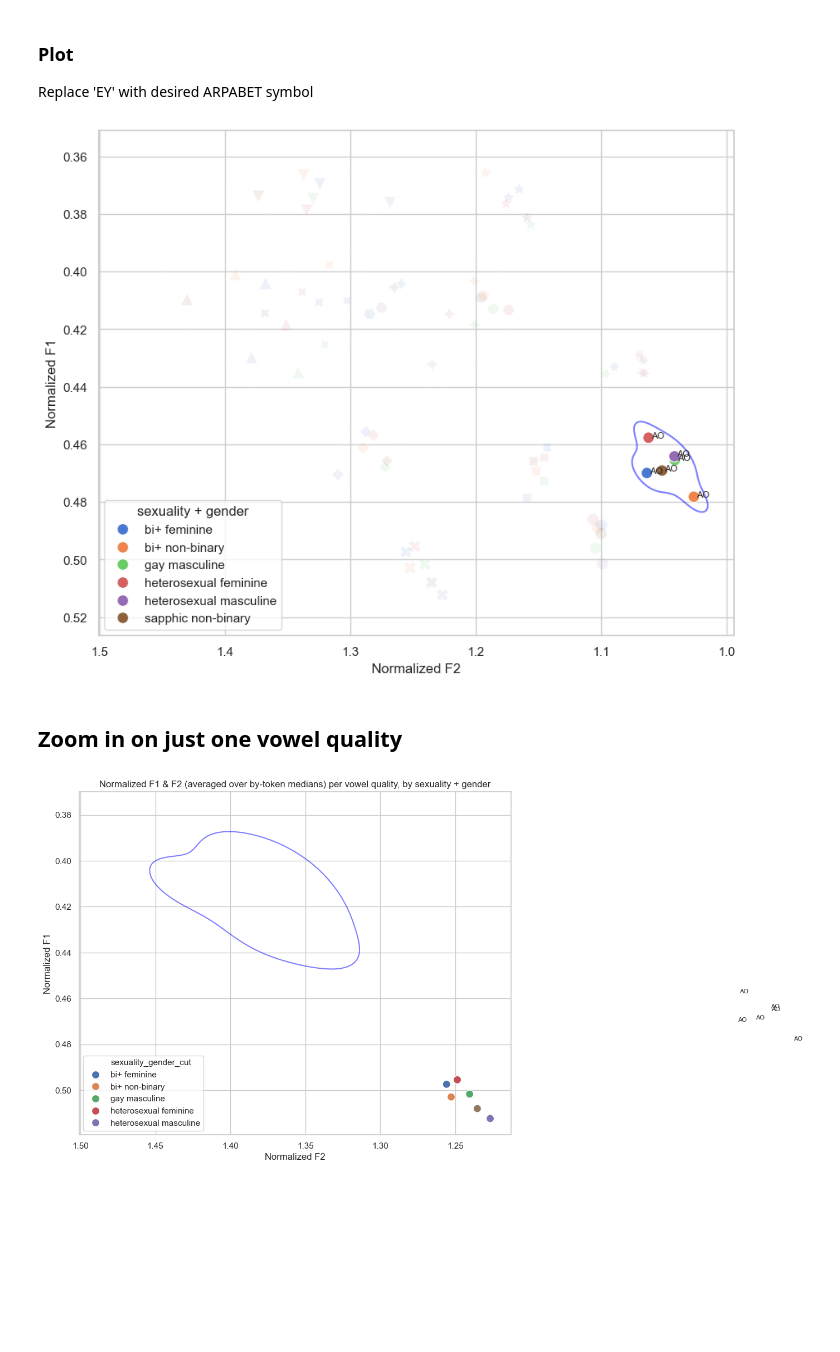
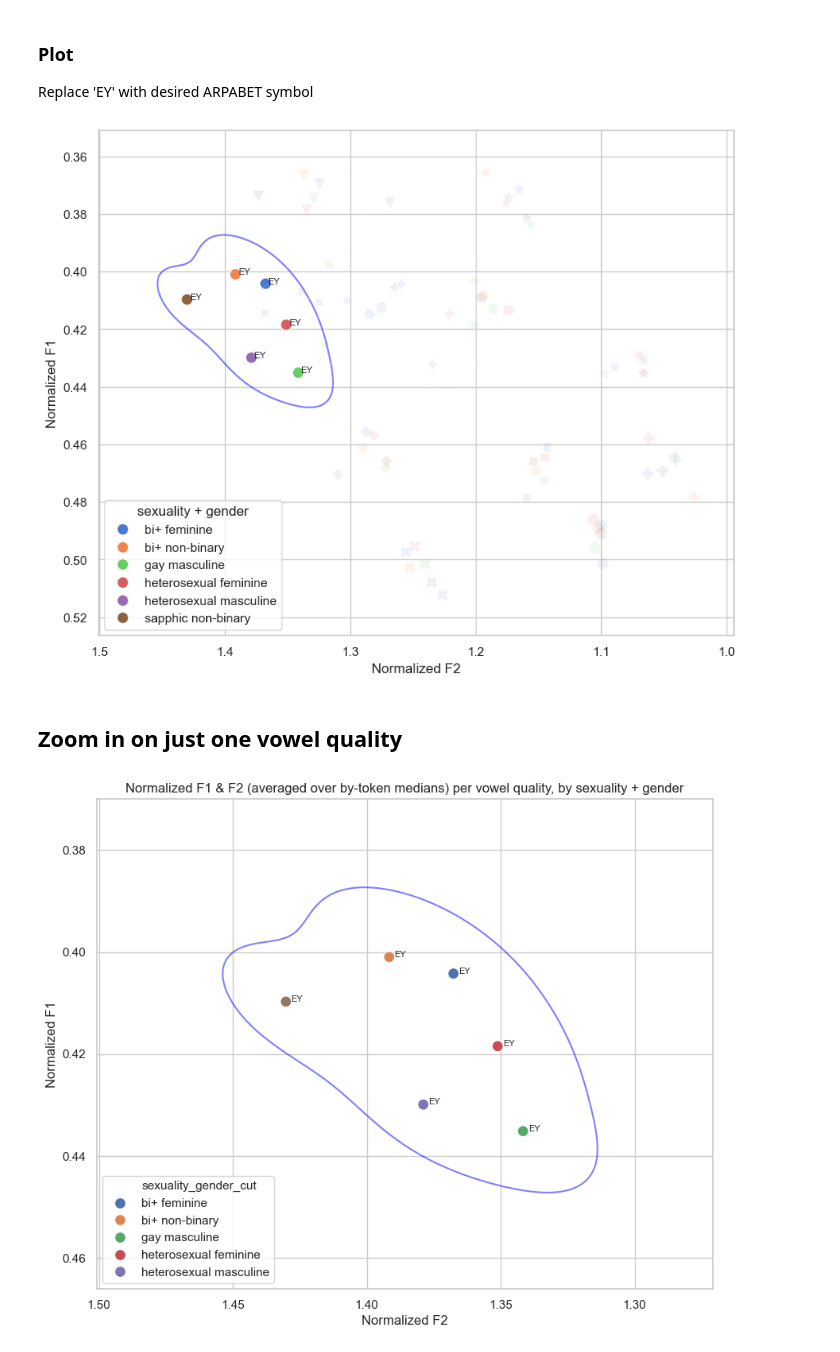
Before and after one commit to acgalvano/FormantPath-vowels, a Jupyter notebook: visualize_formants.ipynb, the cells around one changed output. Cells and saved outputs as stored; diff of their text form; code cells hidden in the pictures; blank space fills up the shorter version.

```diff
--- a/visualize_formants.ipynb
+++ b/visualize_formants.ipynb
@@ -724,7 +724,7 @@ sns.scatterplot(
 
 # Add smoothed KDE boundaries
 for phone, group in medians_df.groupby('phones_short'):
-    if phone != 'AO':  # Background styling for other phones
+    if phone != 'EY':  # Background styling for other phones
         sns.kdeplot(
             data=group,
             x='F2_norm',
@@ -740,7 +740,7 @@ for phone, group in medians_df.groupby('phones_short'):
             y='F1_norm',
             levels=[0.2],
             alpha=0.5,
-            label='AO Boundary',
+            label='EY Boundary',
             color='blue',
         )
 
@@ -749,7 +749,7 @@ scatter_plot = sns.scatterplot(
     x='F2_norm',
     y='F1_norm',
     hue='sexuality_gender_cut',
-    data=df_AO,
+    data=df_EY,
     style='phones_short',
     s=100,
     palette='muted',
@@ -758,7 +758,7 @@ scatter_plot = sns.scatterplot(
 )
 
 # Add text labels to each point in df_XX
-for _, row in df_AO.iterrows():
+for _, row in df_EY.iterrows():
     plt.text(row['F2_norm'] - 0.002, row['F1_norm'], row['phones_short'], fontsize=8)
 
 # Set axis labels and invert
@@ -771,7 +771,7 @@ plt.gca().invert_xaxis()
 handles, labels = scatter_plot.get_legend_handles_labels()
 
 # Filter handles and labels for `sexuality_gender_cut` values only
-unique_hues = df_AO['sexuality_gender_cut'].unique()
+unique_hues = df_EY['sexuality_gender_cut'].unique()
 hue_legend_handles = [h for h, l in zip(handles, labels) if l in unique_hues]
 hue_legend_labels = [l for l in labels if l in unique_hues]
 
@@ -784,7 +784,7 @@ else:
 # Show the plot
 plt.show()
 # %% [output]
-[figure, old version]
+[figure, new version]
 # %% [markdown]
 ## Zoom in on just one vowel quality
 # %%
@@ -798,13 +798,13 @@ scatter_plot = sns.scatterplot(
     x='F2_norm',
     y='F1_norm',
     hue='sexuality_gender_cut',
-    data=df_AE,  # Use df_XX instead of medians_df
+    data=df_EY,  # Use df_XX instead of medians_df
     style='phones_short',
     s=100
 )
 
 # Add labels to each point in df_XX
-for _, row in df_AO.iterrows():
+for _, row in df_EY.iterrows():
     plt.text(row['F2_norm'] - 0.002, row['F1_norm'], row['phones_short'], fontsize=8)
 
 # Add smoothed KDE-based boundaries for each phones_short group in df_XX
@@ -812,31 +812,31 @@ sns.kdeplot(
     data=df_EY,  # Use df_EY instead of medians_df
     x='F2_norm',
     y='F1_norm',
     levels=[0.2],  # Adjust to control boundary level
     alpha=0.5,
     label='EY Boundary',  # Label for this specific subset
     color='blue',  # Choose color as needed
 )
 
 # Set labels and title
 plt.xlabel('Normalized F2')
 plt.ylabel('Normalized F1')
 plt.title('Normalized F1 & F2 (averaged over by-token medians) per vowel quality, by sexuality + gender')
 
 # Invert axes
 plt.gca().invert_yaxis()
 plt.gca().invert_xaxis()
 
 # Remove original legend
 scatter_plot.legend_.remove()
 
 # Add a new legend for hue only
 handles, labels = scatter_plot.get_legend_handles_labels()
 hue_legend_handles = handles[:len(df_EY['sexuality_gender_cut'].unique())]  # Only keep hue handles
 hue_legend_labels = labels[:len(df_EY['sexuality_gender_cut'].unique())]
 plt.legend(hue_legend_handles, hue_legend_labels, loc='lower left')
 
 # Show the plot
 plt.show()
 # %% [output]
-[figure, old version]
+[figure, new version]
```
